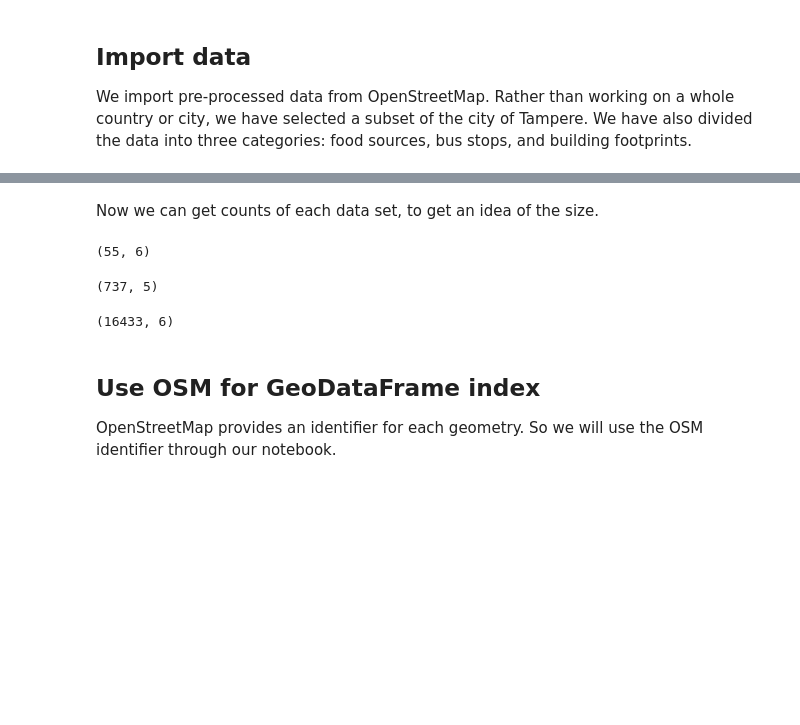
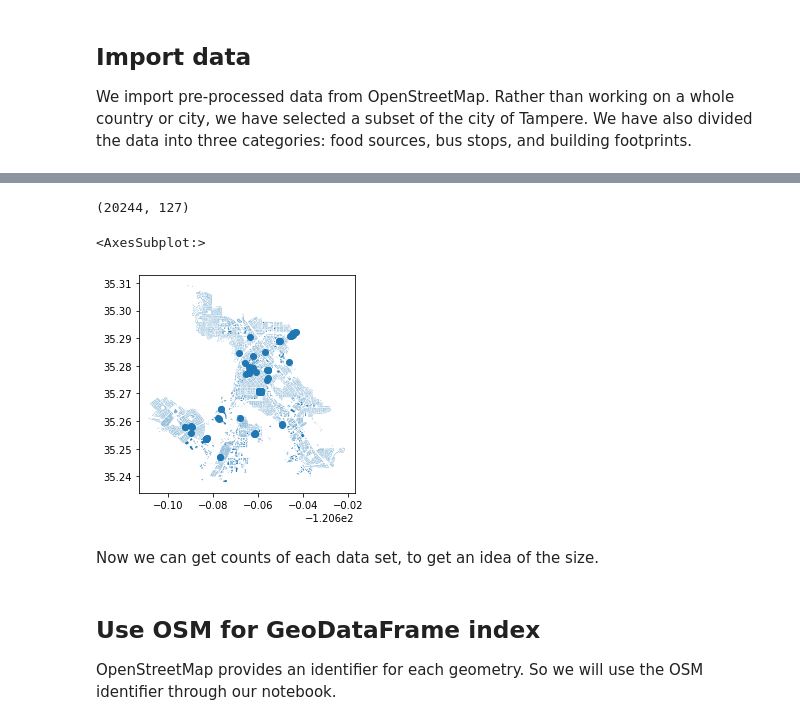
Before and after one commit to SustainableUrbanDesign/app, a Jupyter notebook: experiments/notebooks/proximity.ipynb, the cells around one changed output, grey strips where cells are left out. Cells and saved outputs as stored; diff of their text form; code cells hidden in the pictures; blank space fills up the shorter version.

```diff
--- a/experiments/notebooks/proximity.ipynb
+++ b/experiments/notebooks/proximity.ipynb
@@ -22,17 +78,18 @@ buildings = geopandas.read_file(building_footprints_file)
+# %%
+buildings_tags = {
+    "building": True,
+}
+buildings_gdf = ox.pois_from_place(location, buildings_tags)
+buildings_gdf.shape
+# %% [output]
+(20244, 127)
+# %%
+buildings_gdf.plot()
+# %% [output]
+<AxesSubplot:>
+[figure, added]
 # %% [markdown]
 Now we can get counts of each data set, to get an idea of the size.
-# %%
-food_sources.shape
-# %% [output]
-(55, 6)
-# %%
-bus_stops.shape
-# %% [output]
-(737, 5)
-# %%
-buildings.shape
-# %% [output]
-(16433, 6)
 # %% [markdown]
 ## Use OSM for GeoDataFrame index
 OpenStreetMap provides an identifier for each geometry. So we will use the OSM identifier through our notebook.
```
Also changed, not shown: parts of 20 cells of this notebook.
